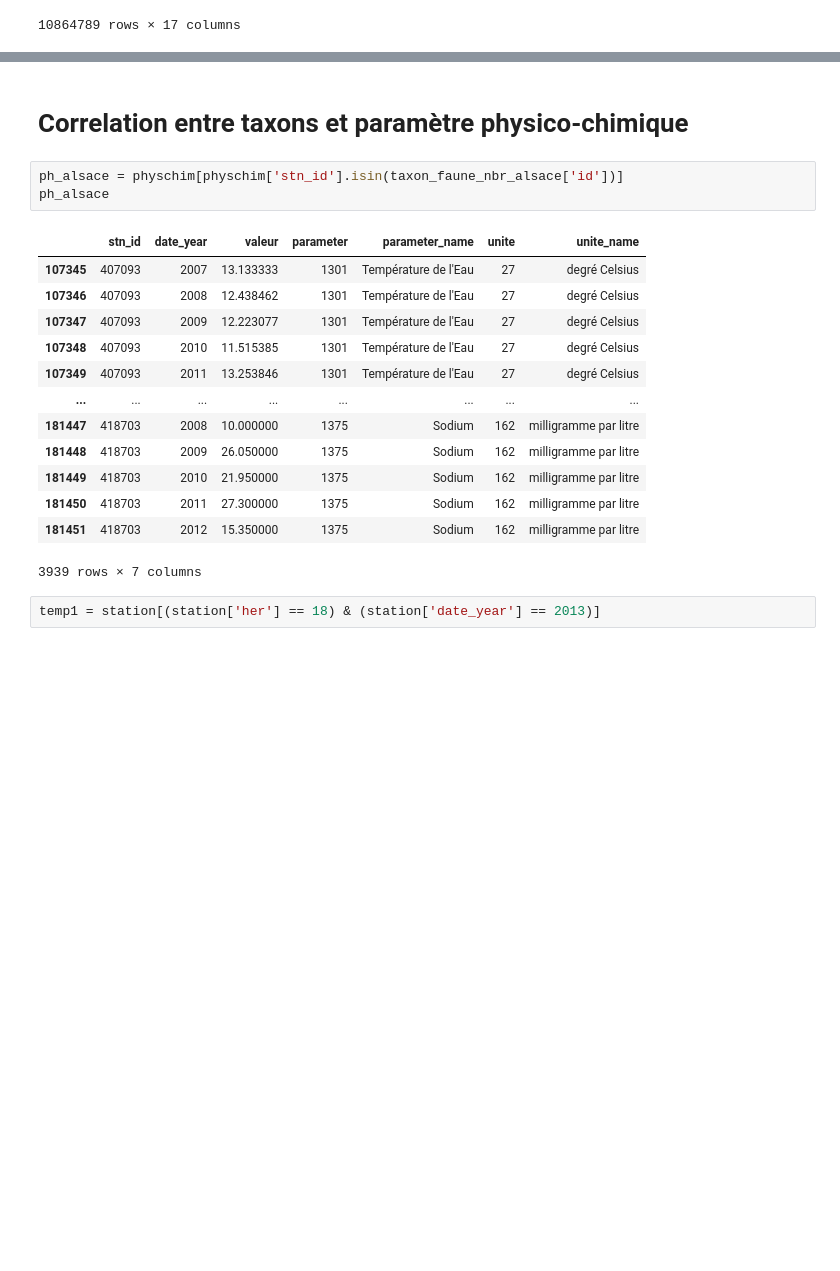
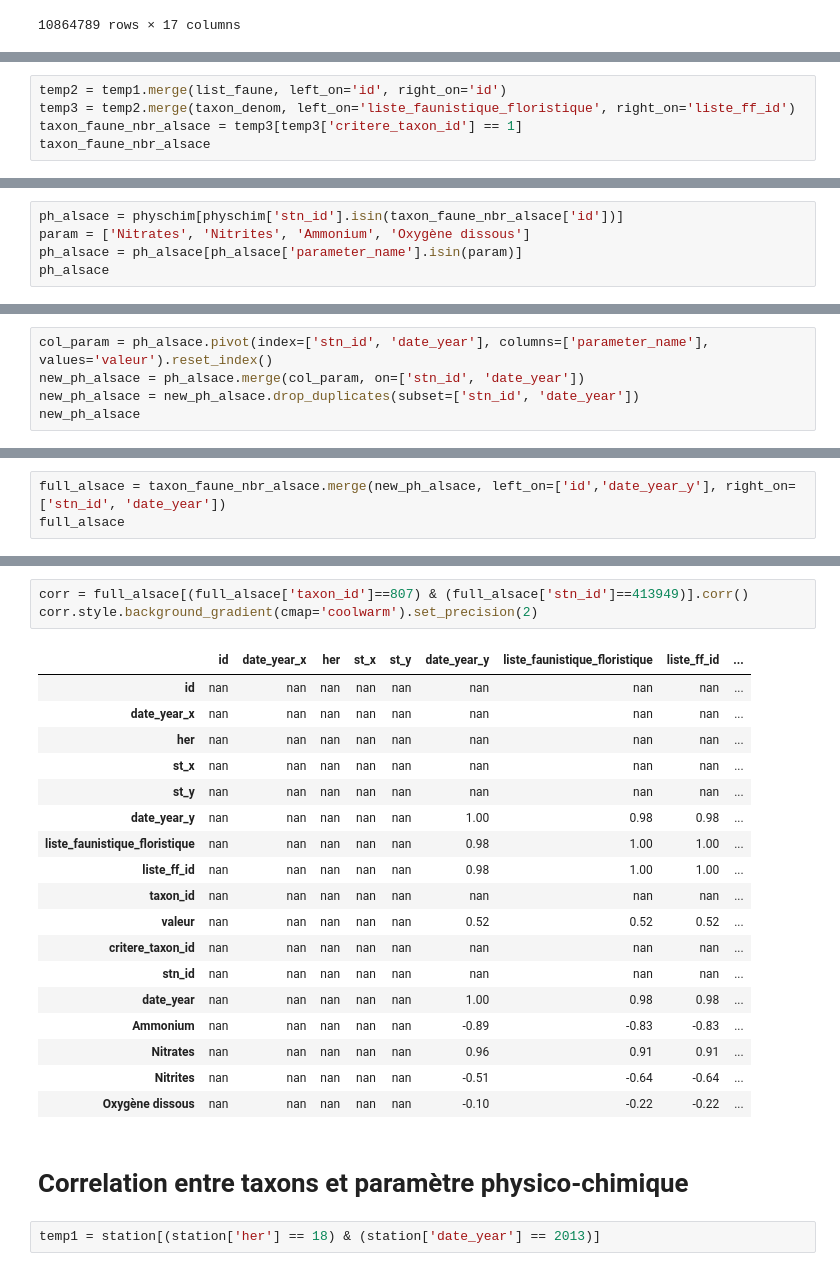
Before and after one commit to chefmtt/nvx-defis-eau, a Jupyter notebook: nx-defis-eau-nitrate.ipynb, the cells around one changed output, grey strips where cells are left out. Drawn from its saved outputs; the diff is of its cells as text; blank space fills up the shorter version.

Commit message:
début corr matrix

```diff
--- a/nx-defis-eau-nitrate.ipynb
+++ b/nx-defis-eau-nitrate.ipynb
@@ -205,0 +130,5 @@ array(["LE TRIEUX ET SES AFFLUENTS DEPUIS KERPERT JUSQU'A LA PRISE D'EAU DE PONT
+# %%
+temp2 = temp1.merge(list_faune, left_on='id', right_on='id')
+temp3 = temp2.merge(taxon_denom, left_on='liste_faunistique_floristique', right_on='liste_ff_id')
+taxon_faune_nbr_alsace = temp3[temp3['critere_taxon_id'] == 1]
+taxon_faune_nbr_alsace
@@ -205,0 +149,5 @@ array(["LE TRIEUX ET SES AFFLUENTS DEPUIS KERPERT JUSQU'A LA PRISE D'EAU DE PONT
+# %%
+ph_alsace = physchim[physchim['stn_id'].isin(taxon_faune_nbr_alsace['id'])]
+param = ['Nitrates', 'Nitrites', 'Ammonium', 'Oxygène dissous']
+ph_alsace = ph_alsace[ph_alsace['parameter_name'].isin(param)]
+ph_alsace
@@ -205,0 +168,5 @@ array(["LE TRIEUX ET SES AFFLUENTS DEPUIS KERPERT JUSQU'A LA PRISE D'EAU DE PONT
+# %%
+col_param = ph_alsace.pivot(index=['stn_id', 'date_year'], columns=['parameter_name'], values='valeur').reset_index()
+new_ph_alsace = ph_alsace.merge(col_param, on=['stn_id', 'date_year'])
+new_ph_alsace = new_ph_alsace.drop_duplicates(subset=['stn_id', 'date_year'])
+new_ph_alsace
@@ -205,0 +209,3 @@ array(["LE TRIEUX ET SES AFFLUENTS DEPUIS KERPERT JUSQU'A LA PRISE D'EAU DE PONT
+# %%
+full_alsace = taxon_faune_nbr_alsace.merge(new_ph_alsace, left_on=['id','date_year_y'], right_on=['stn_id', 'date_year'])
+full_alsace
@@ -206,22 +226,27 @@ array(["LE TRIEUX ET SES AFFLUENTS DEPUIS KERPERT JUSQU'A LA PRISE D'EAU DE PONT
+# %%
+corr = full_alsace[(full_alsace['taxon_id']==807) & (full_alsace['stn_id']==413949)].corr()
+corr.style.background_gradient(cmap='coolwarm').set_precision(2)
+# %% [output]
+|  | id | date_year_x | her | st_x | st_y | date_year_y | liste_faunistique_floristique | liste_ff_id | ... |
+| id | nan | nan | nan | nan | nan | nan | nan | nan | ... |
+| date_year_x | nan | nan | nan | nan | nan | nan | nan | nan | ... |
+| her | nan | nan | nan | nan | nan | nan | nan | nan | ... |
+| st_x | nan | nan | nan | nan | nan | nan | nan | nan | ... |
+| st_y | nan | nan | nan | nan | nan | nan | nan | nan | ... |
+| date_year_y | nan | nan | nan | nan | nan | 1.00 | 0.98 | 0.98 | ... |
+| liste_faunistique_floristique | nan | nan | nan | nan | nan | 0.98 | 1.00 | 1.00 | ... |
+| liste_ff_id | nan | nan | nan | nan | nan | 0.98 | 1.00 | 1.00 | ... |
+| taxon_id | nan | nan | nan | nan | nan | nan | nan | nan | ... |
+| valeur | nan | nan | nan | nan | nan | 0.52 | 0.52 | 0.52 | ... |
+| critere_taxon_id | nan | nan | nan | nan | nan | nan | nan | nan | ... |
+| stn_id | nan | nan | nan | nan | nan | nan | nan | nan | ... |
+| date_year | nan | nan | nan | nan | nan | 1.00 | 0.98 | 0.98 | ... |
+| Ammonium | nan | nan | nan | nan | nan | -0.89 | -0.83 | -0.83 | ... |
+| Nitrates | nan | nan | nan | nan | nan | 0.96 | 0.91 | 0.91 | ... |
+| Nitrites | nan | nan | nan | nan | nan | -0.51 | -0.64 | -0.64 | ... |
+| Oxygène dissous | nan | nan | nan | nan | nan | -0.10 | -0.22 | -0.22 | ... |
 # %% [markdown]
 # Correlation entre taxons et paramètre physico-chimique
-# %%
-ph_alsace = physchim[physchim['stn_id'].isin(taxon_faune_nbr_alsace['id'])]
-ph_alsace
-# %% [output]
-|  | stn_id | date_year | valeur | parameter | parameter_name | unite | unite_name |
-| 107345 | 407093 | 2007 | 13.133333 | 1301 | Température de l'Eau | 27 | degré Celsius |
-| 107346 | 407093 | 2008 | 12.438462 | 1301 | Température de l'Eau | 27 | degré Celsius |
-| 107347 | 407093 | 2009 | 12.223077 | 1301 | Température de l'Eau | 27 | degré Celsius |
-| 107348 | 407093 | 2010 | 11.515385 | 1301 | Température de l'Eau | 27 | degré Celsius |
-| 107349 | 407093 | 2011 | 13.253846 | 1301 | Température de l'Eau | 27 | degré Celsius |
-| ... | ... | ... | ... | ... | ... | ... | ... |
-| 181447 | 418703 | 2008 | 10.000000 | 1375 | Sodium | 162 | milligramme par litre |
-| 181448 | 418703 | 2009 | 26.050000 | 1375 | Sodium | 162 | milligramme par litre |
-| 181449 | 418703 | 2010 | 21.950000 | 1375 | Sodium | 162 | milligramme par litre |
-| 181450 | 418703 | 2011 | 27.300000 | 1375 | Sodium | 162 | milligramme par litre |
-| 181451 | 418703 | 2012 | 15.350000 | 1375 | Sodium | 162 | milligramme par litre |
-3939 rows × 7 columns
 # %%
 temp1 = station[(station['her'] == 18) & (station['date_year'] == 2013)]
 # %%
```
Also changed, not shown: parts of 18 cells of this notebook.
